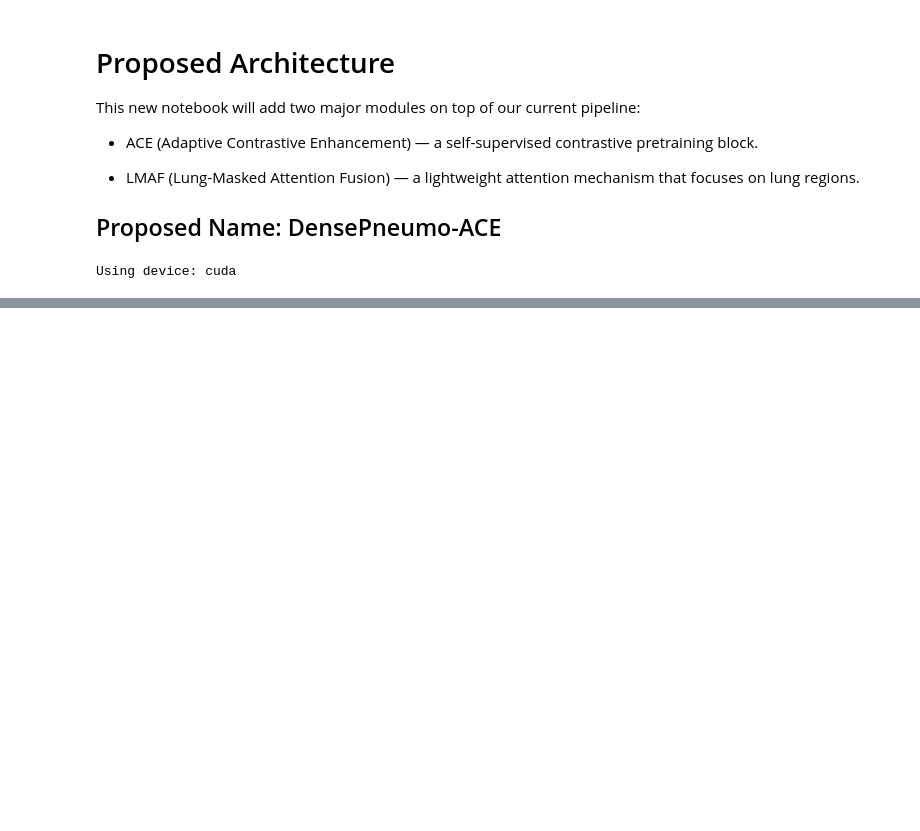
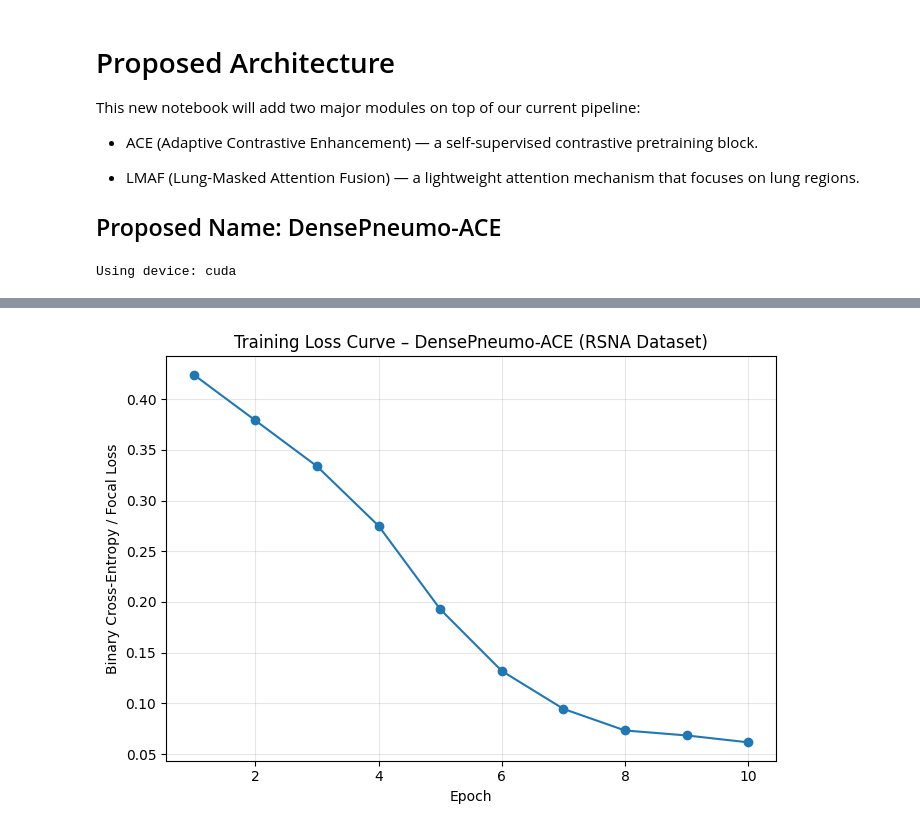
Before and after one commit to sanjaydinesh19/medbot-ai, a Jupyter notebook: model/proposed_pipeline.ipynb, the cells around one changed output, grey strips where cells are left out. Cells and saved outputs as stored; diff of their text form; code cells hidden in the pictures; blank space fills up the shorter version.

Commit message:
Updated DenseNet

```diff
--- a/model/proposed_pipeline.ipynb
+++ b/model/proposed_pipeline.ipynb
@@ -197,0 +204,17 @@ Model saved to model_weights/densepneumo_ace.pt
+# %%
+import matplotlib.pyplot as plt
+
+# Example lists (replace with your actual recorded values)
+train_losses = [0.4241, 0.3790, 0.3338, 0.2750, 0.1928, 0.1319, 0.0945, 0.0732, 0.0683, 0.0615]
+epochs = list(range(1, len(train_losses) + 1))
+
+plt.figure(figsize=(7,5))
+plt.plot(epochs, train_losses, marker='o')
+plt.title("Training Loss Curve – DensePneumo-ACE (RSNA Dataset)")
+plt.xlabel("Epoch")
+plt.ylabel("Binary Cross-Entropy / Focal Loss")
+plt.grid(True, alpha=0.3)
+plt.tight_layout()
+plt.show()
+# %% [output]
+[figure, added]
```
Also changed, not shown: parts of 7 cells of this notebook.
